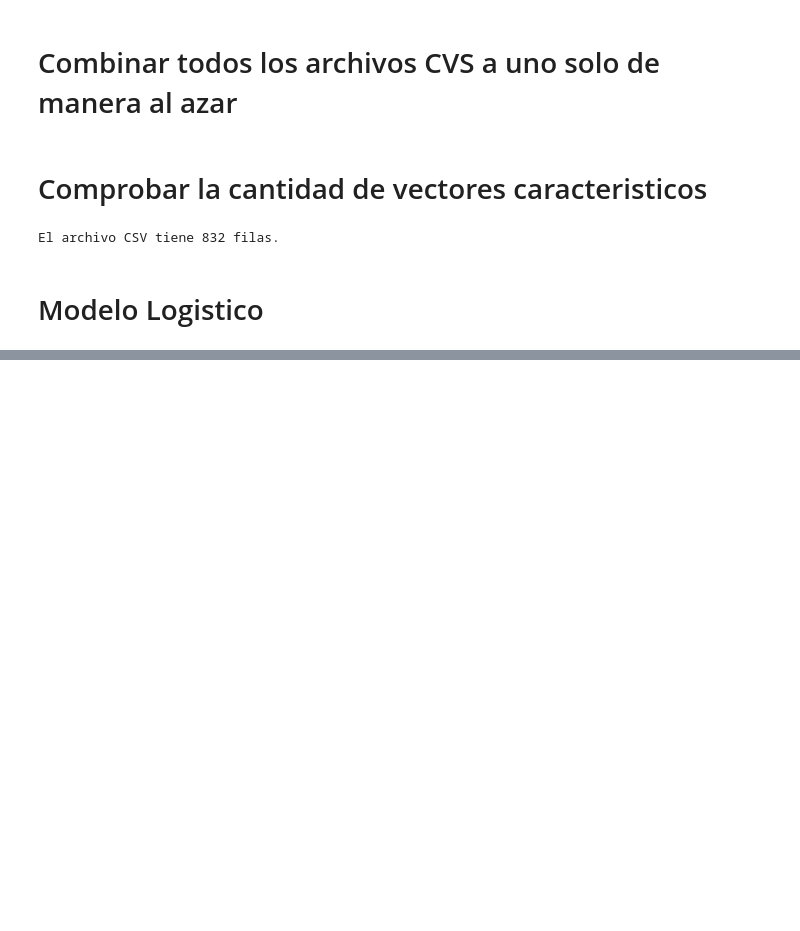
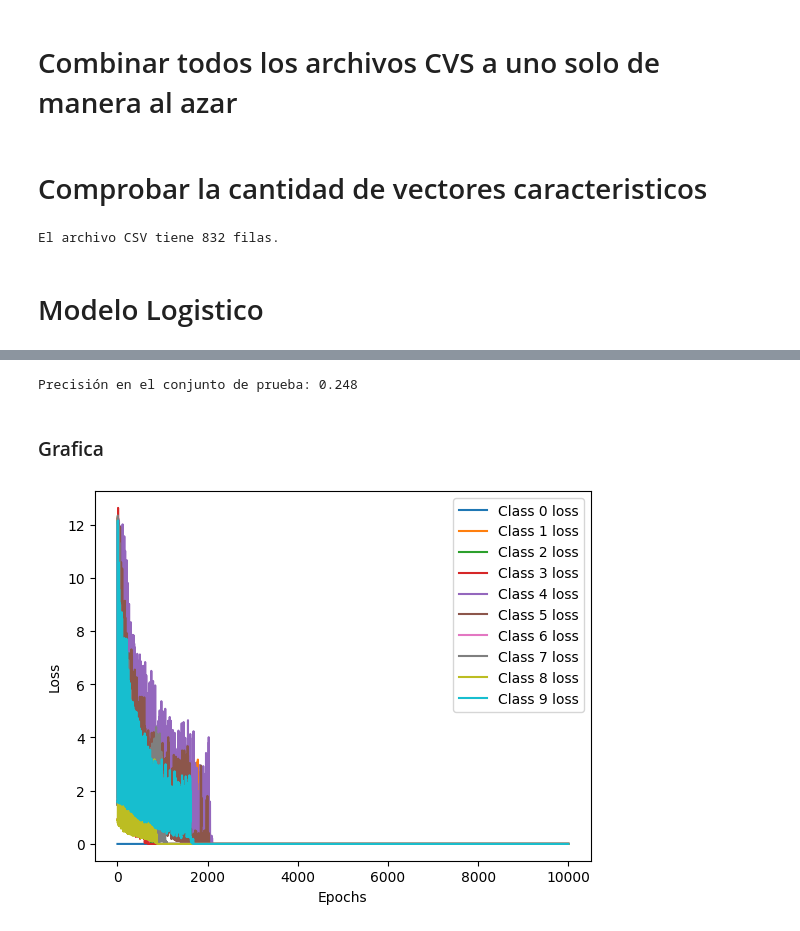
Before and after one commit to OmarUTEC/project1-machine, a Jupyter notebook: main.ipynb, the cells around one changed output, grey strips where cells are left out. Cells and saved outputs as stored; diff of their text form; code cells hidden in the pictures; blank space fills up the shorter version.

```diff
--- a/main.ipynb
+++ b/main.ipynb
@@ -178,0 +220,7 @@ El archivo CSV tiene 832 filas.
+# %%
+def Derivatives(X,Y,W):
+    n = len(X)
+
+    dw = np.dot(X.T, (s(X, W) - Y)) / n
+
+    return dw
@@ -179 +233,4 @@ El archivo CSV tiene 832 filas.
+# %%
+def ChangeParameters(W , Derivatives, alpha):
+    return  W - alpha * Derivatives
 # %% [markdown]
@@ -182,0 +272,17 @@ El archivo CSV tiene 832 filas.
+# %%
+# Cargar los datos
+dataset = pd.read_csv('Vectores_Caracteristicos_Mariposas.csv')
+
+X = dataset[dataset.columns].values
+X = np.insert(X, 0, 1, axis=1)  # Agregar una columna de sesgo
+Y = dataset["Etiqueta"].values
+
+# Dividir los datos en conjuntos de entrenamiento, validación y prueba (70% entrenamiento, 15% validación, 15% prueba)
+X_train, X_temp, Y_train, Y_temp = train_test_split(X, Y, test_size=0.3, random_state=42)
+X_val, X_test, Y_val, Y_test = train_test_split(X_temp, Y_temp, test_size=0.5, random_state=42)
+# %%
+num_classes = 10
+epochs = 10000
+alpha = 0.01
+
+train_weights, train_losses = train(X_train, Y_train, num_classes, epochs, alpha)
@@ -182,0 +309,19 @@ El archivo CSV tiene 832 filas.
+# %%
+num_predicciones_correctas = np.sum(test_result == Y_test)
+precision = num_predicciones_correctas / len(Y_test)
+
+print("Precisión en el conjunto de prueba:", precision)
+# %% [output]
+Precisión en el conjunto de prueba: 0.248
+# %% [markdown]
+### Grafica
+# %%
+for class_label, loss in train_losses.items():
+    plt.plot(range(epochs), loss, label=f"Class {class_label} loss")
+
+plt.xlabel("Epochs")
+plt.ylabel("Loss")
+plt.legend()
+plt.show()
+# %% [output]
+[figure, added]
```
Also changed, not shown: parts of 18 cells of this notebook.
